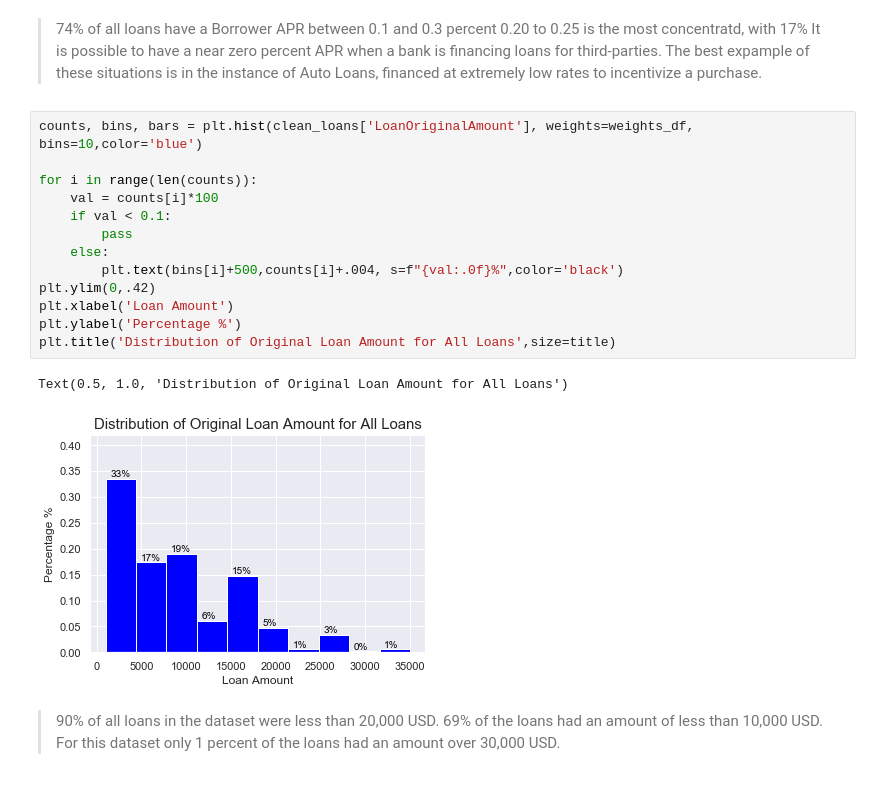
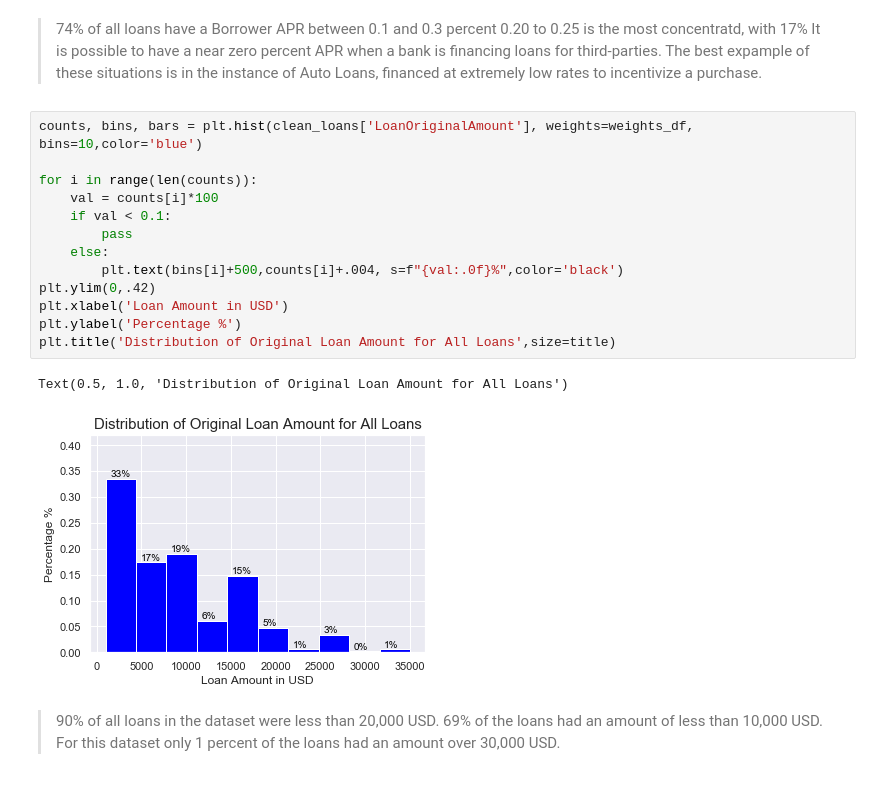
Before and after one commit to TyDataSci/LoanProsper, a Jupyter notebook: visualization.ipynb, the cells around one changed output. Saved outputs shown, nothing was run; the diff lists cells and outputs as text.

```diff
--- a/visualization.ipynb
+++ b/visualization.ipynb
@@ -206,19 +206,19 @@ plt.title('Distribution of Borrower APR for All Loans',size=title);
 # %%
 counts, bins, bars = plt.hist(clean_loans['LoanOriginalAmount'], weights=weights_df, bins=10,color='blue')
 
 for i in range(len(counts)):
     val = counts[i]*100
     if val < 0.1:
         pass
     else:
         plt.text(bins[i]+500,counts[i]+.004, s=f"{val:.0f}%",color='black')
 plt.ylim(0,.42)
-plt.xlabel('Loan Amount')
+plt.xlabel('Loan Amount in USD')
 plt.ylabel('Percentage %')
 plt.title('Distribution of Original Loan Amount for All Loans',size=title)
 # %% [output]
 Text(0.5, 1.0, 'Distribution of Original Loan Amount for All Loans')
-[figure, old version]
+[figure, new version]
 # %% [markdown]
 > 90% of all loans in the dataset were less than 20,000 USD.
 > 69% of the loans had an amount of less than 10,000 USD.
```
Also changed, not shown: parts of 26 cells of this notebook, 1 other file.
